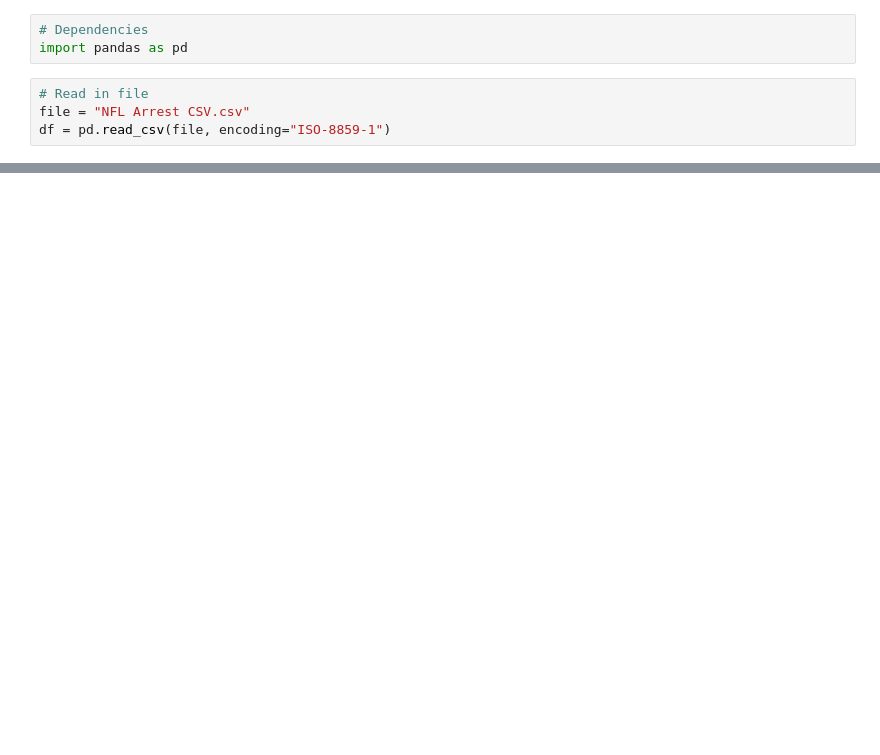
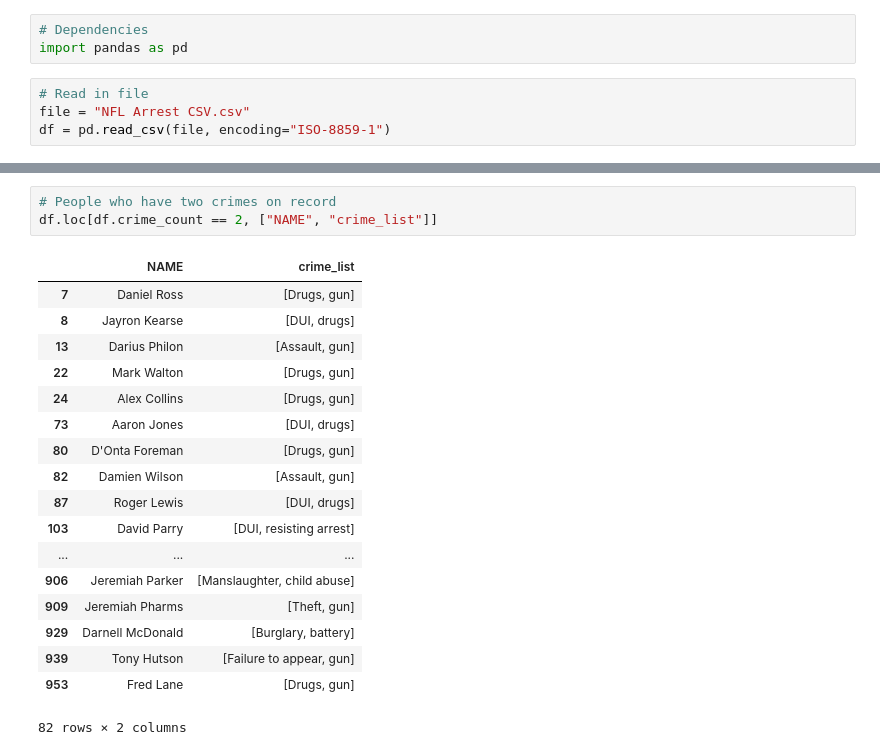
Before and after one commit to alecslaney/project2, a Jupyter notebook: Data Cleaning/Arrest Data Clean.ipynb, the cells around one changed output, grey strips where cells are left out. Drawn from its saved outputs; the diff is of its cells as text; blank space fills up the shorter version.

```diff
--- a/Data Cleaning/Arrest Data Clean.ipynb
+++ b/Data Cleaning/Arrest Data Clean.ipynb
@@ -114,0 +55,22 @@ crime3
+# %%
+# People who have two crimes on record
+df.loc[df.crime_count == 2, ["NAME", "crime_list"]]
+# %% [output]
+|  | NAME | crime_list |
+| 7 | Daniel Ross | [Drugs, gun] |
+| 8 | Jayron Kearse | [DUI, drugs] |
+| 13 | Darius Philon | [Assault, gun] |
+| 22 | Mark Walton | [Drugs, gun] |
+| 24 | Alex Collins | [Drugs, gun] |
+| 73 | Aaron Jones | [DUI, drugs] |
+| 80 | D'Onta Foreman | [Drugs, gun] |
+| 82 | Damien Wilson | [Assault, gun] |
+| 87 | Roger Lewis | [DUI, drugs] |
+| 103 | David Parry | [DUI, resisting arrest] |
+| ... | ... | ... |
+| 906 | Jeremiah Parker | [Manslaughter, child abuse] |
+| 909 | Jeremiah Pharms | [Theft, gun] |
+| 929 | Darnell McDonald | [Burglary, battery] |
+| 939 | Tony Hutson | [Failure to appear, gun] |
+| 953 | Fred Lane | [Drugs, gun] |
+82 rows × 2 columns
```
Also changed, not shown: parts of 8 cells of this notebook, 4 other files.
